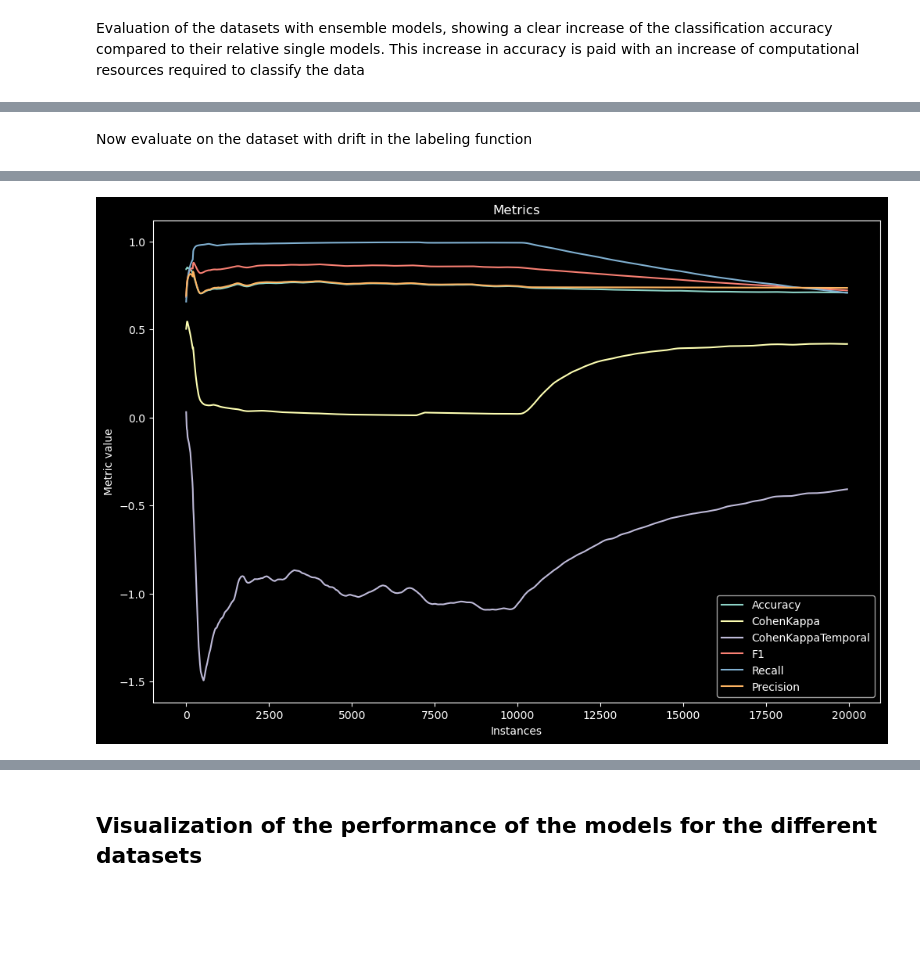
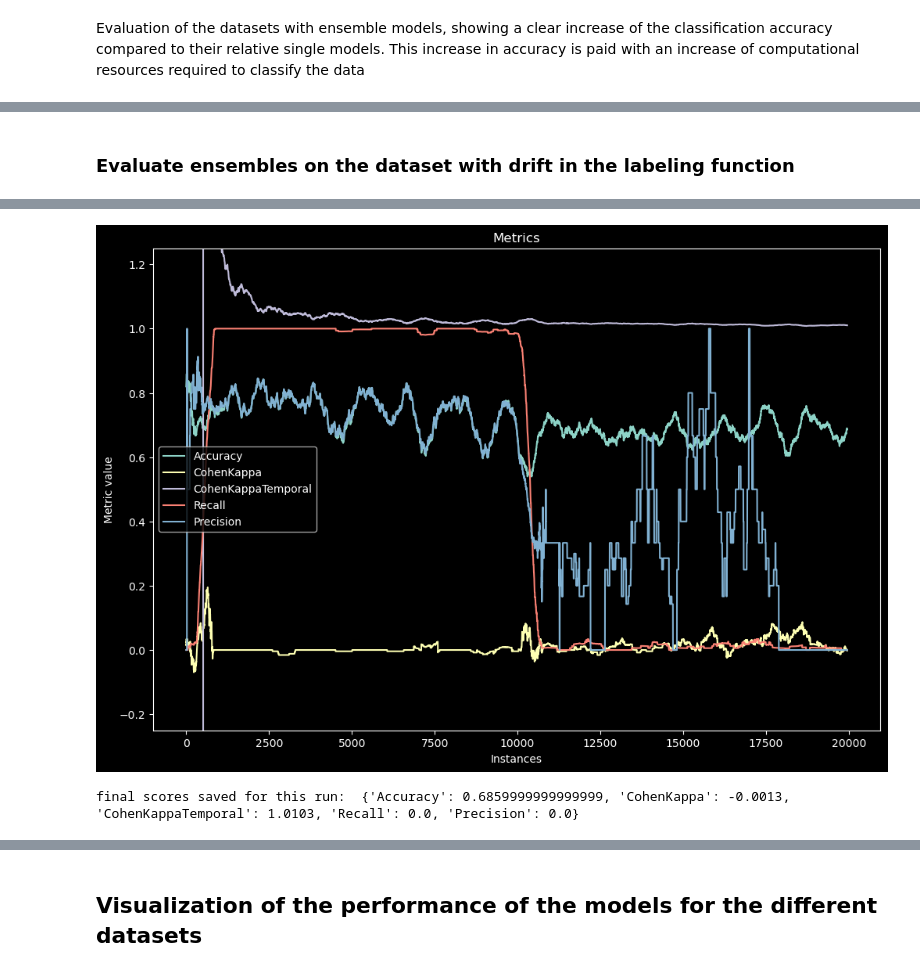
Before and after one commit to SimonGiampy/NARMA-SML, a Jupyter notebook: NARMA_Streaming_ML_Evaluation.ipynb, the cells around one changed output, grey strips where cells are left out. Saved outputs shown, nothing was run; the diff lists cells and outputs as text; code cells hidden in the pictures; blank space fills up the shorter version.

```diff
--- a/NARMA_Streaming_ML_Evaluation.ipynb
+++ b/NARMA_Streaming_ML_Evaluation.ipynb
@@ -670,0 +709,9 @@ Accuracy: 70.71%, CohenKappa: 41.33%, CohenKappaTemporal: -41.77%, F1: 71.91%, R
+# %%
+
+model = HoeffdingAdaptiveTreeClassifier()
+results = evaluate_model(drift_source="labels", model=model)
+
+# save final results to numpy array
+scores[2, :, 2] = results[dataset_size[0] - 1, :]
+final_score = dict(zip(labels, scores[2, :, 2]))
+print("final scores saved for this run: ", final_score)
@@ -701,0 +772,10 @@ Accuracy: 79.25%, CohenKappa: 58.38%, CohenKappaTemporal: -0.44%, F1: 80.31%, Re
+# %%
+
+model = TemporallyAugmentedClassifier(base_learner=HoeffdingAdaptiveTreeClassifier(), num_old_labels=5, num_old_features=5)
+
+results = evaluate_model(drift_source="labels", model=model)
+
+# save final results to numpy array
+scores[4, :, 2] = results[dataset_size[0] - 1, :]
+final_score = dict(zip(labels, scores[4, :, 2]))
+print("final scores saved for this run: ", final_score)
@@ -715,11 +815,12 @@ Now evaluate the dataset with drift in the features composition
 # %%
-datastream = iter_pandas(X = dataset_drift_features[features], y = dataset_drift_features[target])
+
 # create streaming random patches classifier model
 model = SRPClassifier(n_models=7, drift_detector=ADWIN(), warning_detector=ADWIN(), model=HoeffdingTreeClassifier())
 
-metric_results = prequential_evaluation(datastream, model)
-plot_metrics(metric_results)
+results = evaluate_model(drift_source="features", model=model)
 
 # save final results to numpy array
-scores[4, :, 1] = metric_results[dataset_size[0] - 1, :-1]
+scores[5, :, 1] = results[dataset_size[0] - 1, :]
+final_score = dict(zip(labels, scores[5, :, 1]))
+print("final scores saved for this run: ", final_score)
 # %% [output]
@@ -747,11 +846,12 @@ Accuracy: 64.93%, CohenKappa: 2.31%, CohenKappaTemporal: -122.85%, F1: 78.30%, R
 # %%
-datastream = iter_pandas(X = dataset_drift_features[features], y = dataset_drift_features[target])
+
 # create adaptive random forest classifier model
 model = AdaptiveRandomForestClassifier(n_models=7, drift_detector=ADWIN(), warning_detector=ADWIN())
 
-metric_results = prequential_evaluation(datastream, model)
-plot_metrics(metric_results)
+results = evaluate_model(drift_source="features", model=model)
 
 # save final results to numpy array
-scores[5, :, 1] = metric_results[dataset_size[0] - 1, :-1]
+scores[6, :, 1] = results[dataset_size[0] - 1, :]
+final_score = dict(zip(labels, scores[6, :, 1]))
+print("final scores saved for this run: ", final_score)
 # %% [output]
@@ -779,14 +877,14 @@ Accuracy: 64.18%, CohenKappa: 3.66%, CohenKappaTemporal: -127.65%, F1: 77.24%, R
 # %% [markdown]
-Now evaluate on the dataset with drift in the labeling function
+### Evaluate ensembles on the dataset with drift in the labeling function
 # %%
-datastream = iter_pandas(X = dataset_drift_labels[features], y = dataset_drift_labels[target])
 
 # create streaming random patches classifier model
 model = SRPClassifier(n_models=7, drift_detector=ADWIN(), warning_detector=ADWIN(), model=HoeffdingTreeClassifier())
 
-metric_results = prequential_evaluation(datastream, model)
-plot_metrics(metric_results)
+results = evaluate_model(drift_source="labels", model=model)
 
 # save final results to numpy array
-scores[4, :, 2] = metric_results[dataset_size[0] - 1, :-1]
+scores[5, :, 2] = results[dataset_size[0] - 1, :]
+final_score = dict(zip(labels, scores[5, :, 2]))
+print("final scores saved for this run: ", final_score)
 # %% [output]
@@ -813,2 +908,3 @@ Accuracy: 70.96%, CohenKappa: 41.86%, CohenKappaTemporal: -40.56%, F1: 72.05%, R
-[figure, old version]
+[figure, new version]
+final scores saved for this run:  {'Accuracy': 0.6859999999999999, 'CohenKappa': -0.0013, 'CohenKappaTemporal': 1.0103, 'Recall': 0.0, 'Precision': 0.0}
 # %%
```
Also changed, not shown: parts of 48 cells of this notebook.
